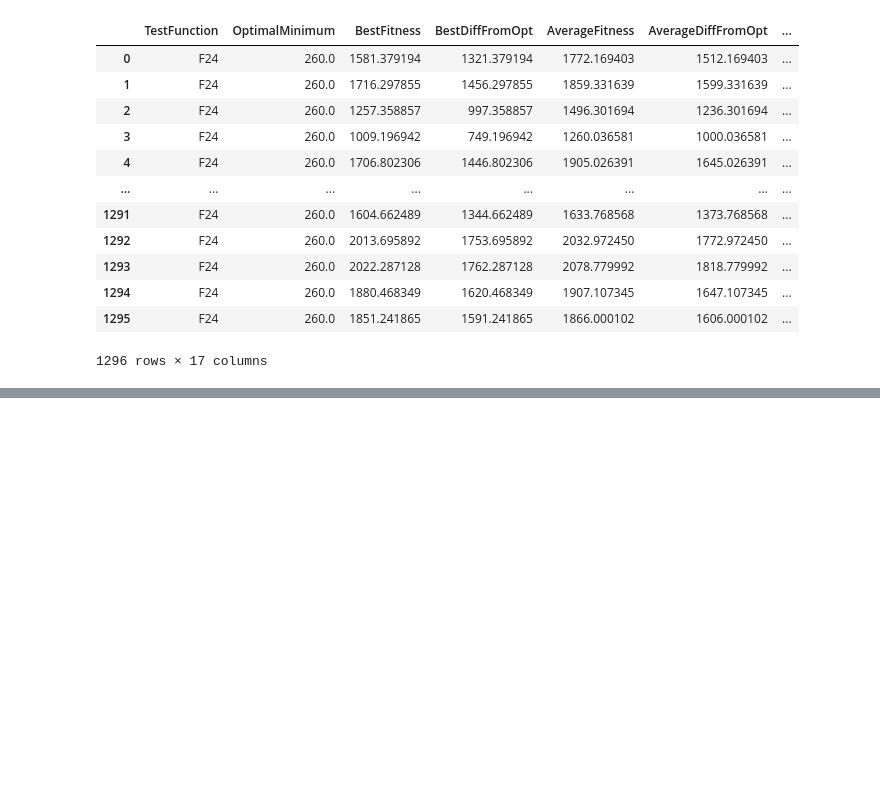
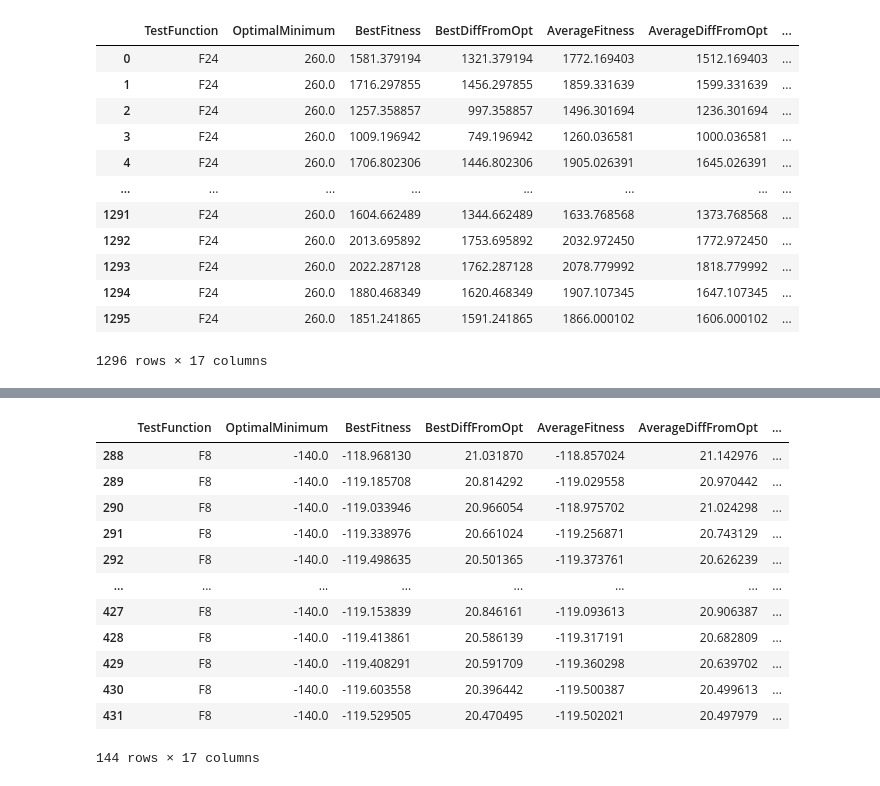
Before and after one commit to csupika/F21BC-CW2-GA-PSO, a Jupyter notebook: GA_notebook.ipynb, the cells around one changed output, grey strips where cells are left out. Cells and saved outputs as stored; diff of their text form; code cells hidden in the pictures; blank space fills up the shorter version.

```diff
--- a/GA_notebook.ipynb
+++ b/GA_notebook.ipynb
@@ -349,0 +442,16 @@ else:
+# %%
+df_II.query("TestFunction == 'F8'")
+# %% [output]
+|  | TestFunction | OptimalMinimum | BestFitness | BestDiffFromOpt | AverageFitness | AverageDiffFromOpt | ... |
+| 288 | F8 | -140.0 | -118.968130 | 21.031870 | -118.857024 | 21.142976 | ... |
+| 289 | F8 | -140.0 | -119.185708 | 20.814292 | -119.029558 | 20.970442 | ... |
+| 290 | F8 | -140.0 | -119.033946 | 20.966054 | -118.975702 | 21.024298 | ... |
+| 291 | F8 | -140.0 | -119.338976 | 20.661024 | -119.256871 | 20.743129 | ... |
+| 292 | F8 | -140.0 | -119.498635 | 20.501365 | -119.373761 | 20.626239 | ... |
+| ... | ... | ... | ... | ... | ... | ... | ... |
+| 427 | F8 | -140.0 | -119.153839 | 20.846161 | -119.093613 | 20.906387 | ... |
+| 428 | F8 | -140.0 | -119.413861 | 20.586139 | -119.317191 | 20.682809 | ... |
+| 429 | F8 | -140.0 | -119.408291 | 20.591709 | -119.360298 | 20.639702 | ... |
+| 430 | F8 | -140.0 | -119.603558 | 20.396442 | -119.500387 | 20.499613 | ... |
+| 431 | F8 | -140.0 | -119.529505 | 20.470495 | -119.502021 | 20.497979 | ... |
+144 rows × 17 columns
```
Also changed, not shown: parts of 23 cells of this notebook, 1 other file.
